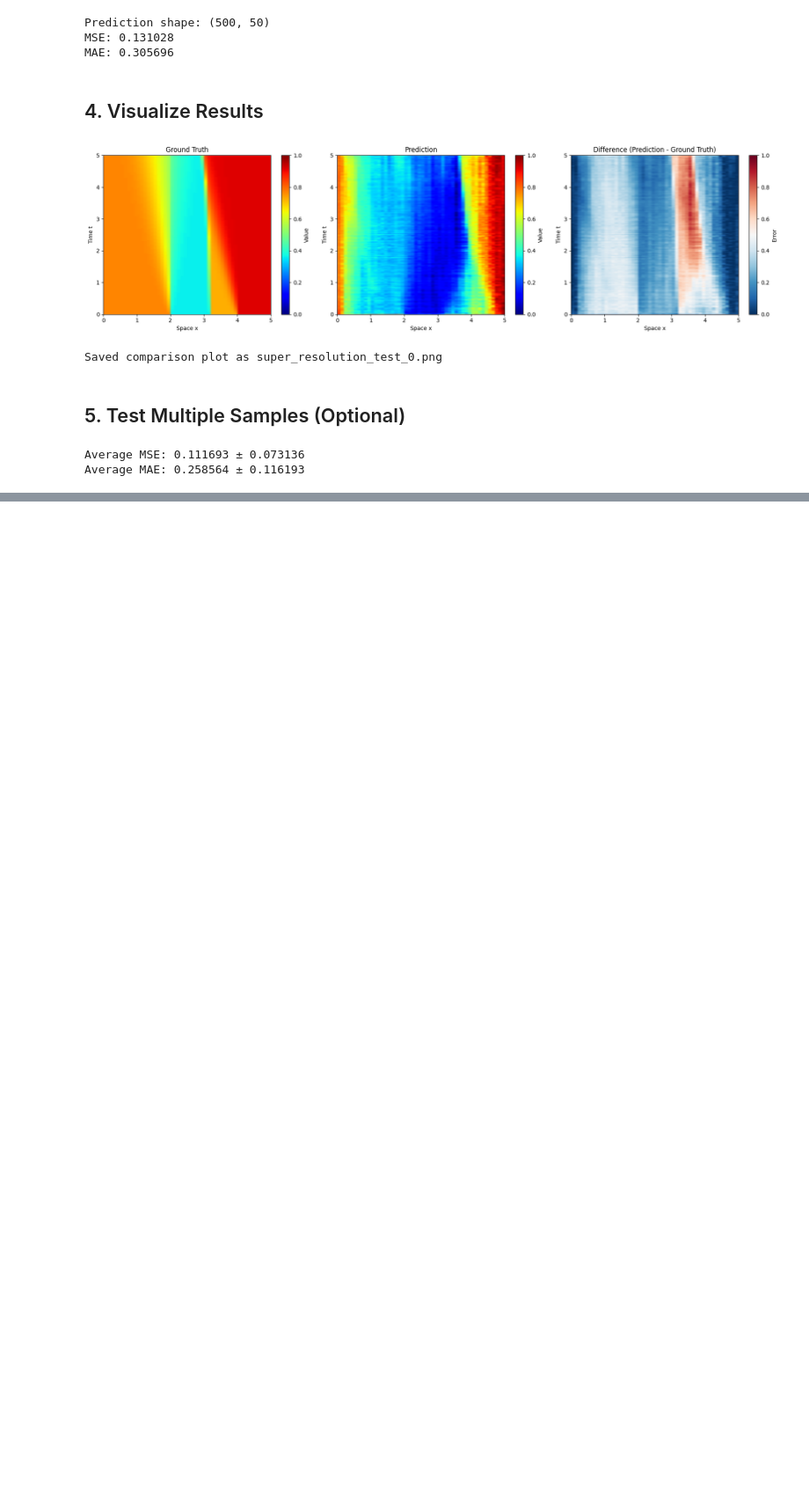
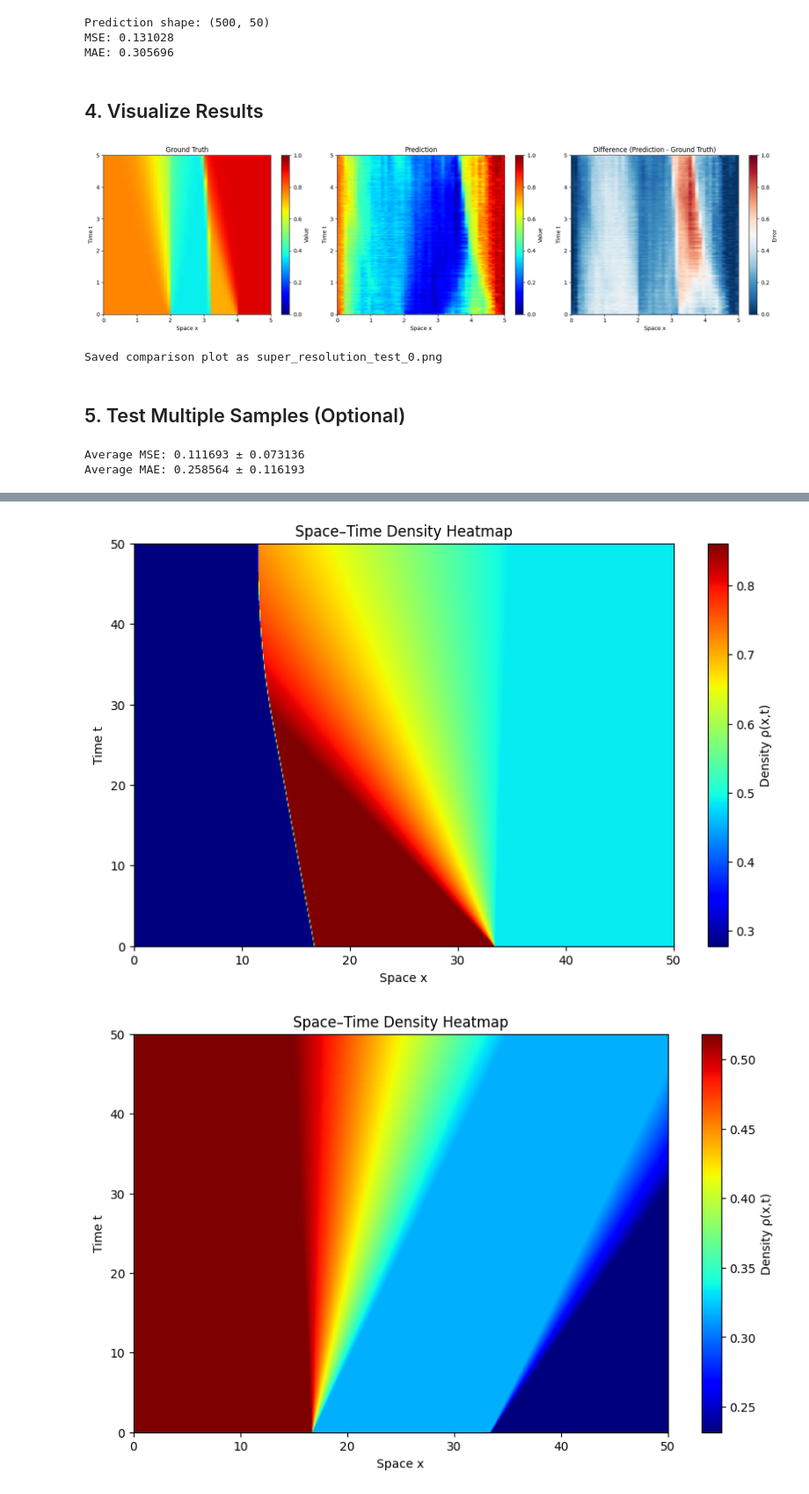
Before and after one commit to mchami02/saint-venant, a Jupyter notebook: operator_learning/test_super_resolution.ipynb, the cells around one changed output, grey strips where cells are left out. Shown at 88% size. Drawn from its saved outputs; the diff is of its cells as text; code cells hidden in the pictures; blank space fills up the shorter version.

```diff
--- a/operator_learning/test_super_resolution.ipynb
+++ b/operator_learning/test_super_resolution.ipynb
@@ -153,0 +178,7 @@ Average MAE: 0.258564 ± 0.116193
+# %%
+plot_grid_density(grid[0], nx, nt, dx, dt)
+plot_grid_density(grid[1], nx, nt, dx, dt)
+plot_grid_density(grid[2], nx, nt, dx, dt)
+# %% [output]
+[figure, added]
+[figure, added]
```
Also changed, not shown: parts of 2 cells of this notebook, 9 other files.
